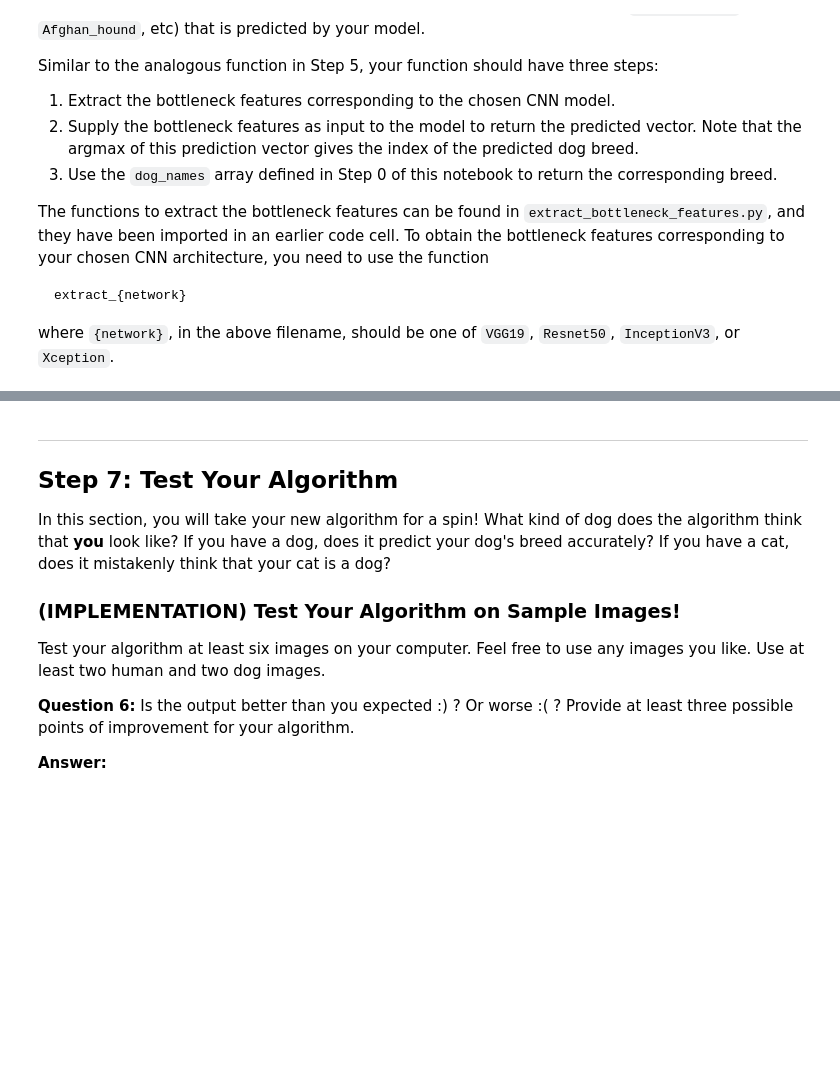
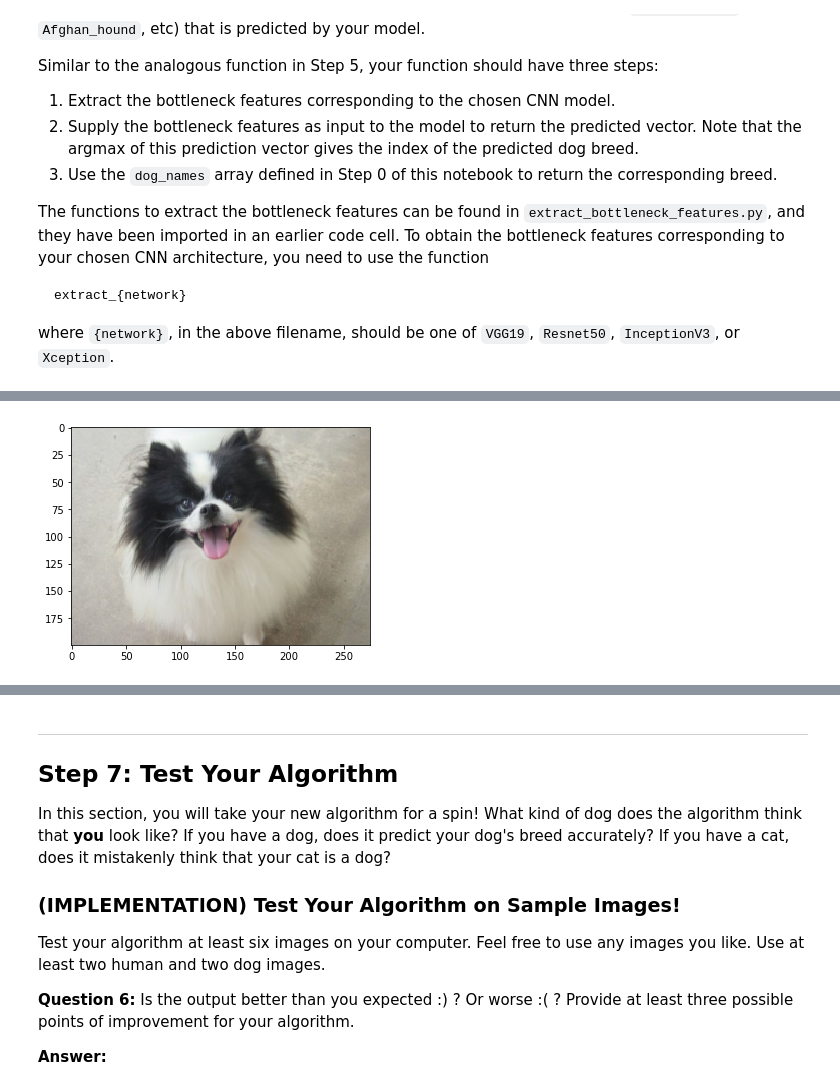
Before and after one commit to tingtingr/dogbreedclassifier, a Jupyter notebook: dog_app.ipynb, the cells around one changed output, grey strips where cells are left out. Cells and saved outputs as stored; diff of their text form; code cells hidden in the pictures; blank space fills up the shorter version.

```diff
--- a/dog_app.ipynb
+++ b/dog_app.ipynb
@@ -718,3 +709,7 @@ __Answer:__
+# %%
+from keras.optimizers import Adam, Adamax
+
+ResNet_model.compile(loss='categorical_crossentropy', optimizer=Adamax(lr=0.002), metrics=['accuracy'])
 # %% [markdown]
 ### (IMPLEMENTATION) Train the Model
 
@@ -725,0 +719,12 @@ You are welcome to [augment the training data](https://blog.keras.io/building-po
+# %%
+from keras.callbacks import ModelCheckpoint
+
+checkpointer = ModelCheckpoint(filepath='saved_models/weights.best_adamax.ResNet50.hdf5',
+                               verbose=1, save_best_only=True)
+
+epochs = 30
+batch_size = 64
+
+ResNet_model.fit(train_ResNet50, train_targets,
+          validation_data=(valid_ResNet50, valid_targets),
+          epochs=epochs, batch_size=batch_size, callbacks=[checkpointer], verbose=1)
@@ -730,3 +752,5 @@ You are welcome to [augment the training data](https://blog.keras.io/building-po
+# %%
+ResNet_model.load_weights('saved_models/weights.best_adamax.ResNet50.hdf5')
 # %% [markdown]
 ### (IMPLEMENTATION) Test the Model
 
@@ -753,0 +781,21 @@ where `{network}`, in the above filename, should be one of `VGG19`, `Resnet50`,
+# %%
+from extract_bottleneck_features import *
+
+def ResNet50_predict_breed(img_path):
+    # extract bottleneck features
+    bottleneck_feature = extract_Resnet50(path_to_tensor(img_path))
+    # obtain predicted vector
+    predicted_vector = ResNet_model.predict(bottleneck_feature)
+    # return dog breed that is predicted by the model
+    breed = dog_names[np.argmax(predicted_vector)]
+    img = cv2.imread(img_path)
+    cv_rgb = cv2.cvtColor(img, cv2.COLOR_BGR2RGB)
+    imgplot = plt.imshow(cv_rgb)
+    if dog_detector(img_path) == True:
+        return print("The breed of dog is a {}".format(breed))
+    else:
+        return print("If this person were a dog, the breed would be a {}".format(breed))
+# %%
+ResNet50_predict_breed('dogImages/test/123.Pomeranian/Pomeranian_07857.jpg')
+# /dogImages/test/123.Pomeranian/Pomeranian_07857.jpg
+# %% [output]
@@ -754,3 +804,4 @@ where `{network}`, in the above filename, should be one of `VGG19`, `Resnet50`,
+[figure, added]
 # %% [markdown]
 ---
 <a id='step6'></a>
```
Also changed, not shown: parts of 35 cells of this notebook, 12 other files.
